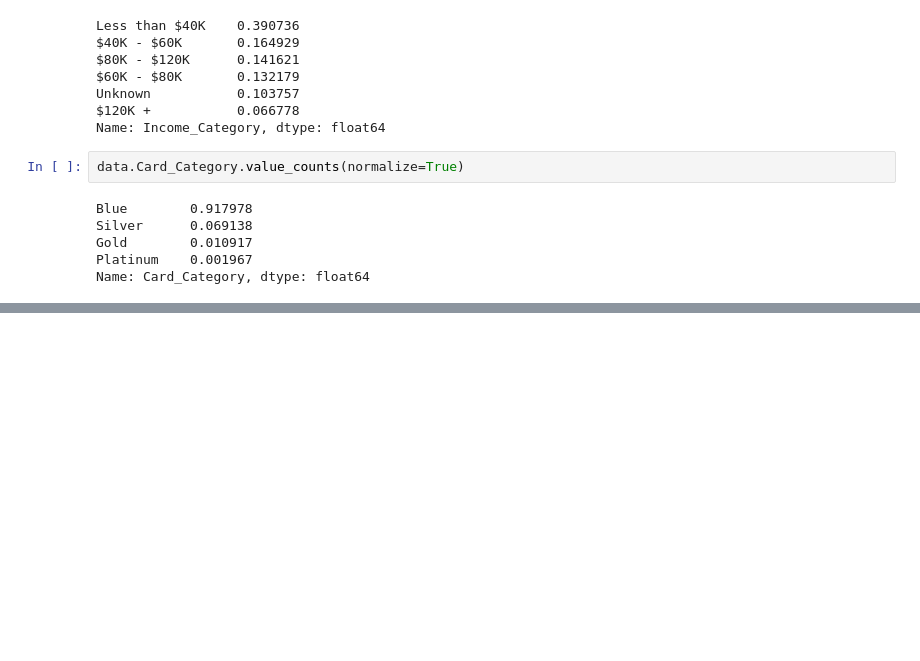
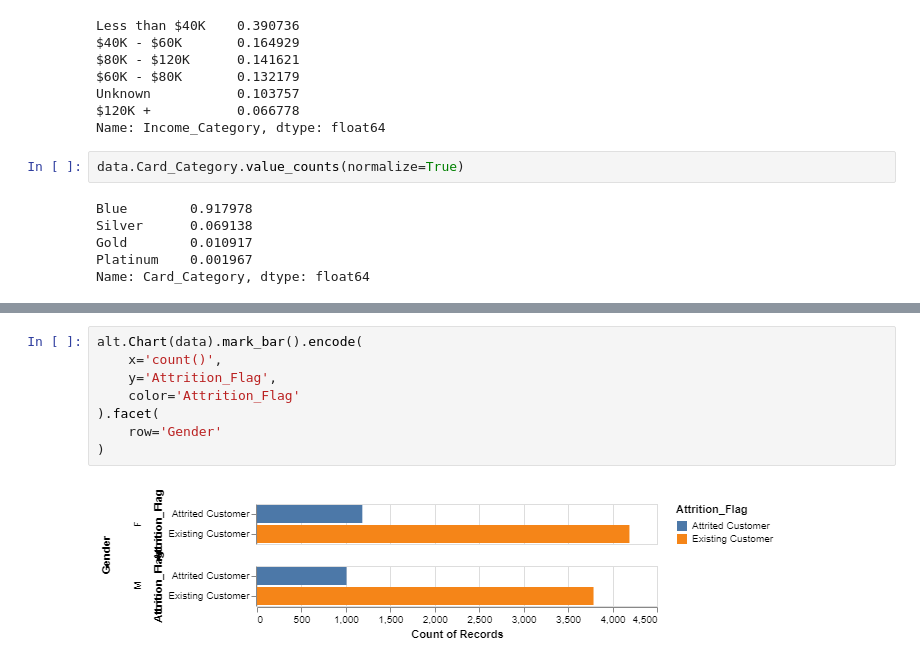
Before and after one commit to Jayathilaga/BOLT_UBC_Team_26, a Jupyter notebook: EDA.ipynb, the cells around one changed output, grey strips where cells are left out. Saved outputs shown, nothing was run; the diff lists cells and outputs as text; blank space fills up the shorter version.

```diff
--- a/EDA.ipynb
+++ b/EDA.ipynb
@@ -88,0 +190,10 @@ Name: Card_Category, dtype: float64
+# %%
+alt.Chart(data).mark_bar().encode(
+    x='count()',
+    y='Attrition_Flag',
+    color='Attrition_Flag'
+).facet(
+    row='Gender'
+)
+# %% [output]
+[figure, added]
```
Also changed, not shown: parts of 13 cells of this notebook.
